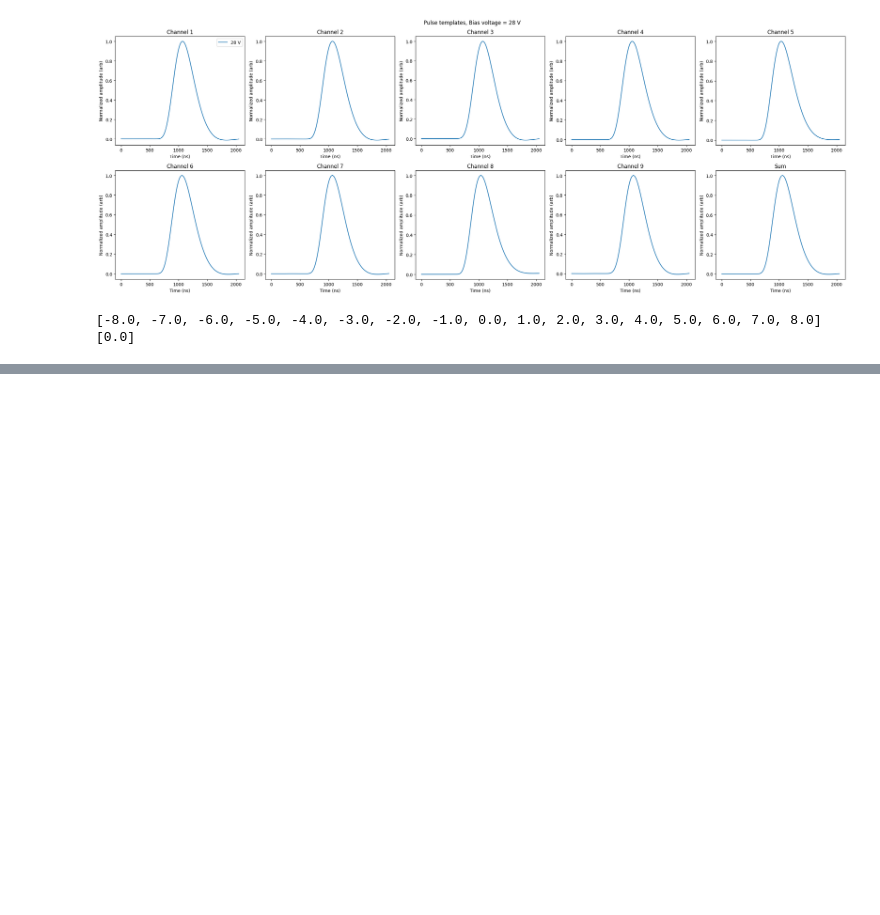
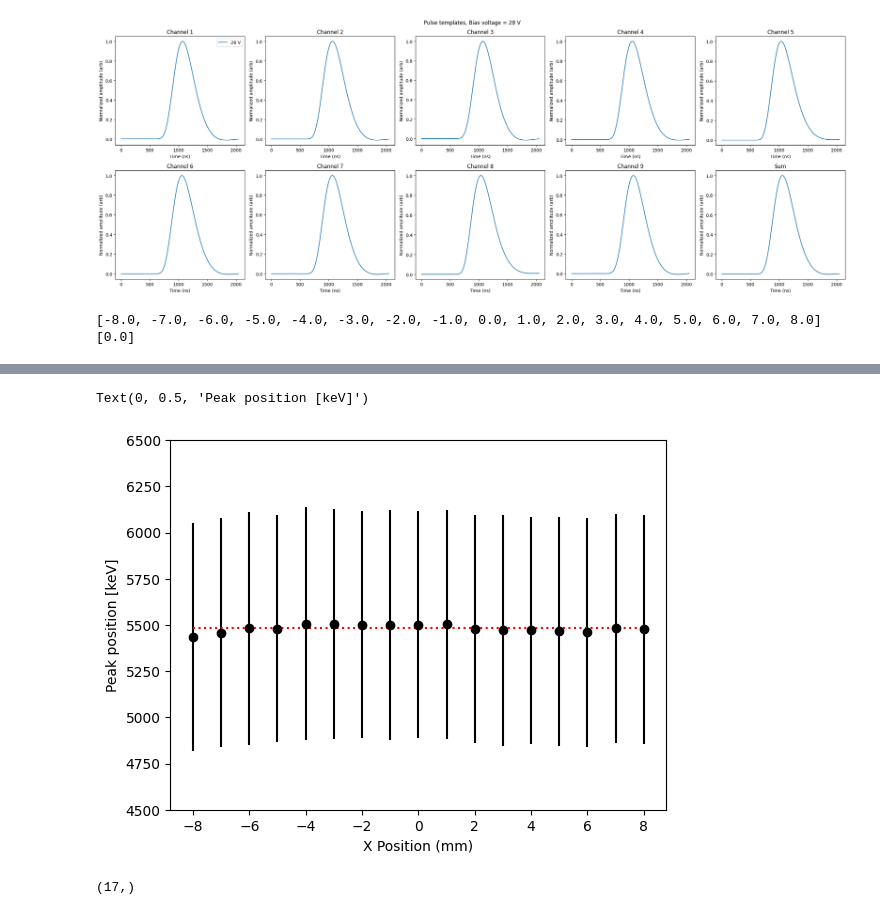
Before and after one commit to Moore-Lab/nanospheres, a Jupyter notebook: SiPMs/analyze_Am241_position_scan.ipynb, the cells around one changed output, grey strips where cells are left out. Cells and saved outputs as stored; diff of their text form; code cells hidden in the pictures; blank space fills up the shorter version.

```diff
--- a/SiPMs/analyze_Am241_position_scan.ipynb
+++ b/SiPMs/analyze_Am241_position_scan.ipynb
@@ -282,0 +323,14 @@ plt.colorbar(label="Peak amplitude [mV]")
+# %%
+plt.figure()
+plt.errorbar(xval_list, amp_fit_vals[0], yerr=np.abs(sig_fit_vals[0]), fmt='ko')
+plt.plot(xval_list, np.ones_like(xval_list)*5486, 'r:')
+plt.ylim(4500, 6500)
+plt.xlabel("X Position (mm)")
+plt.ylabel("Peak position [keV]")
+# %% [output]
+Text(0, 0.5, 'Peak position [keV]')
+[figure, added]
+# %%
+np.shape(amp_fit_vals[0])
+# %% [output]
+(17,)
```
Also changed, not shown: parts of 2 cells of this notebook, 1 other file.
